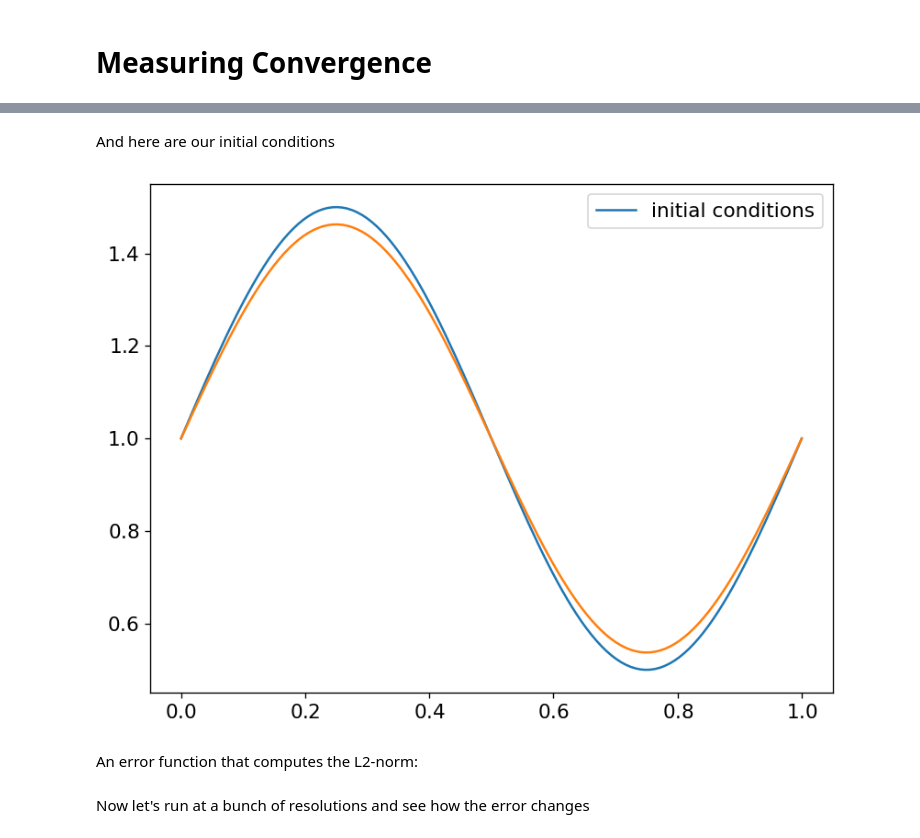
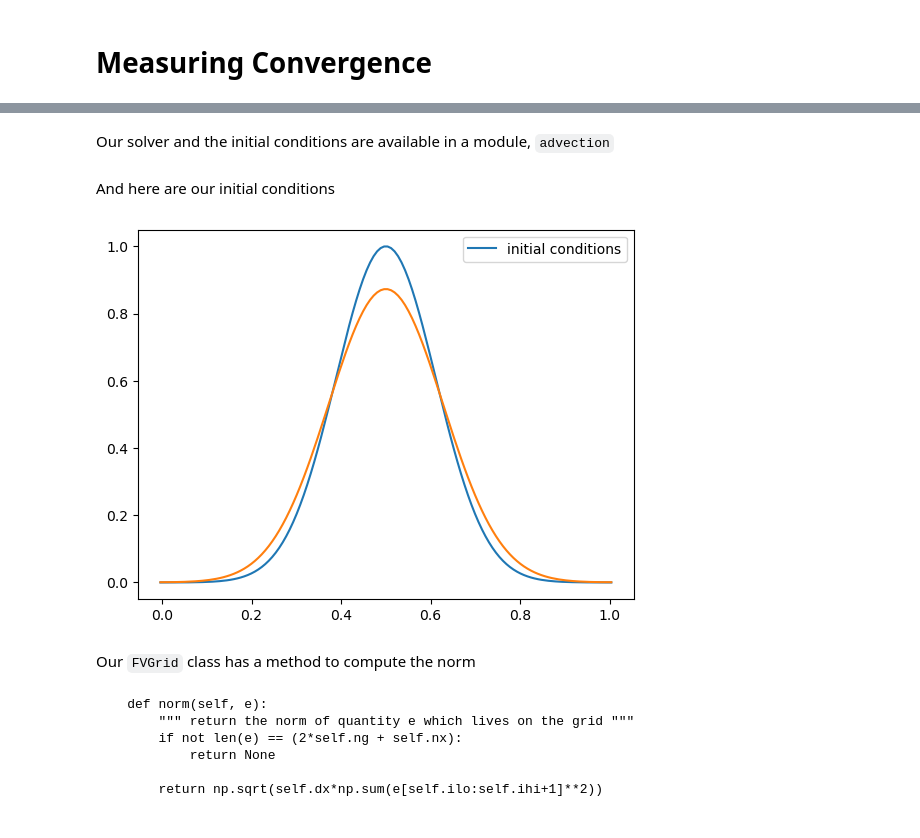
Before and after one commit to zingale/cca-summer-school, a Jupyter notebook: content/advection/advection-convergence.ipynb, the cells around one changed output, grey strips where cells are left out. Drawn from its saved outputs; the diff is of its cells as text; code cells hidden in the pictures.

Commit message:
finish a pass through advection

```diff
--- a/content/advection/advection-convergence.ipynb
+++ b/content/advection/advection-convergence.ipynb
@@ -119,0 +19,2 @@ def upwind_advection(nx, u, C, num_periods=1.0, init_cond=None):
+# %% [markdown]
+Our solver and the initial conditions are available in a module, `advection`
@@ -127,9 +30,7 @@ C = 0.5
 u = 1.0
 nx = 128
 # %%
-g = upwind_advection(nx, u, C, init_cond=sine)
+g = advection.advection(nx, u, C, init_cond=advection.gaussian)
 fig = g.plot()
 # %% [output]
-[figure, old version]
+[figure, new version]
-# %% [markdown]
-An error function that computes the L2-norm:
@@ -144,2 +37,12 @@ def error(g):
-# %% [markdown]
-Now let's run at a bunch of resolutions and see how the error changes
+# %% [markdown]
+Our `FVGrid` class has a method to compute the norm
+# %%
+import inspect
+print(inspect.getsource(g.norm))
+# %% [output]
+    def norm(self, e):
+        """ return the norm of quantity e which lives on the grid """
+        if not len(e) == (2*self.ng + self.nx):
+            return None
+
+        return np.sqrt(self.dx*np.sum(e[self.ilo:self.ihi+1]**2))
```
Also changed, not shown: parts of 11 cells of this notebook, 3 other files.
